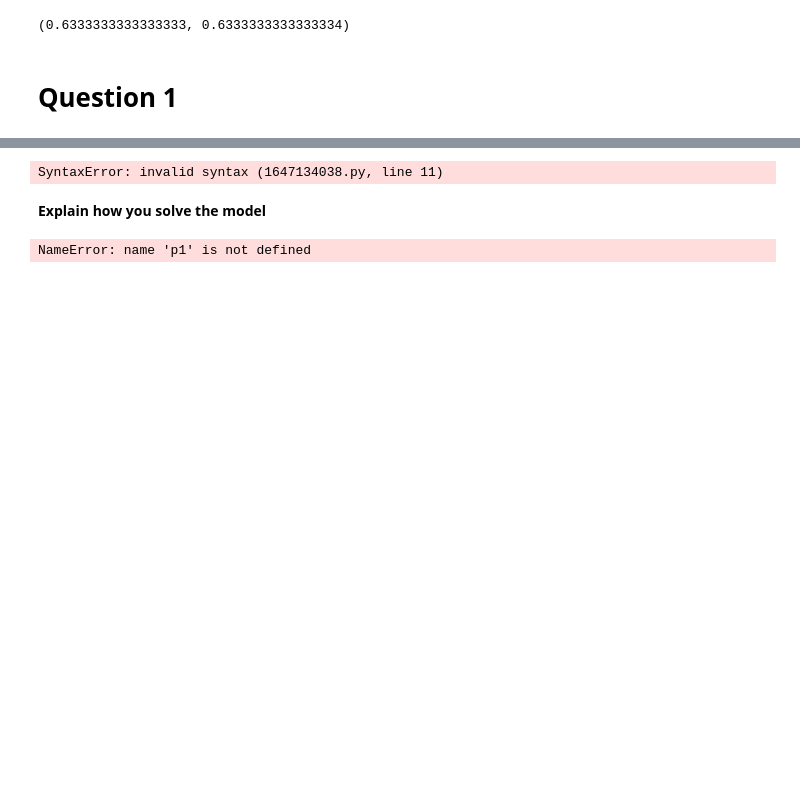
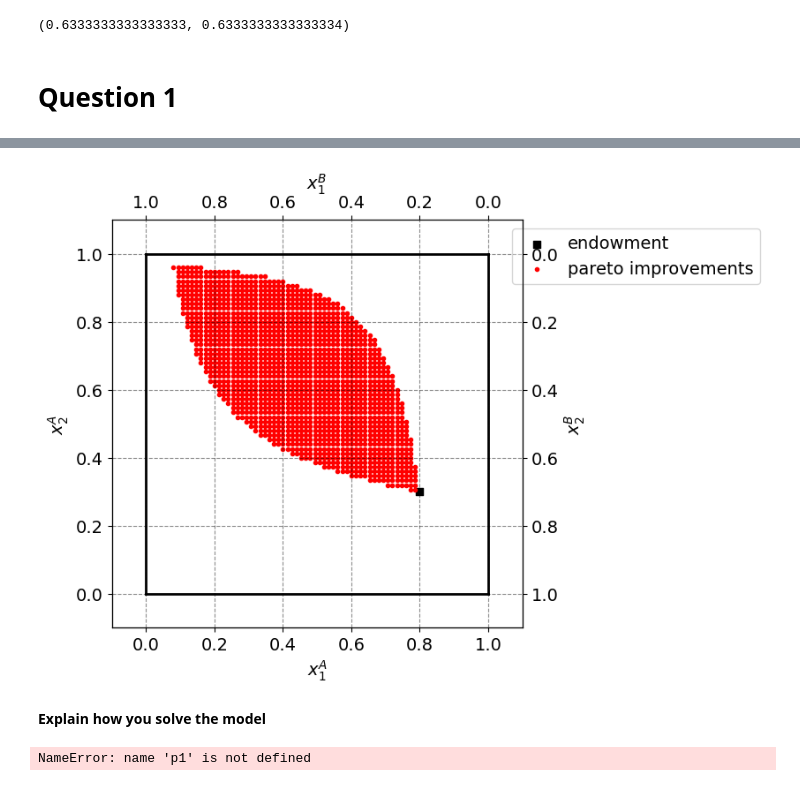
Before and after one commit to NumEconCopenhagen/projects-2024-team-westenholz, a Jupyter notebook: inauguralproject/inauguralproject.ipynb, the cells around one changed output, grey strips where cells are left out. Cells and saved outputs as stored; diff of their text form; code cells hidden in the pictures; blank space fills up the shorter version.

Commit message:
Question 2 completed

```diff
--- a/inauguralproject/inauguralproject.ipynb
+++ b/inauguralproject/inauguralproject.ipynb
@@ -43,20 +53,9 @@ model = ExchangeEconomyClass()
 # %%
-par = model.par
+model=ExchangeEconomyClass()
+model.question1()
 
-# LAV ET FOR LOOP, GEM ALLE KOORDINATERNE OG PLOT DET IND I EN FIGURE.
-for i in range(0,75):
-    x1A = i/75
-    x2A = i/75
-
-    x1B = 1-x1A
-    x2B = 1-x2A
-
-    if model.utility_A(x1A,x2A)>= model.utility_A(w1A,w2A):
-
-
-
-
-
+list_x1A=model.list_x1A
+list_x2A=model.list_x2A
 
 # a. total endowment
 w1bar = 1.0
@@ -65,44 +64,35 @@ w2bar = 1.0
 # b. figure set up
 fig = plt.figure(frameon=False,figsize=(6,6), dpi=100)
 ax_A = fig.add_subplot(1, 1, 1)
 
 ax_A.set_xlabel("$x_1^A$")
 ax_A.set_ylabel("$x_2^A$")
 
 temp = ax_A.twinx()
 temp.set_ylabel("$x_2^B$")
 ax_B = temp.twiny()
 ax_B.set_xlabel("$x_1^B$")
 ax_B.invert_xaxis()
 ax_B.invert_yaxis()
 
-
-
-
-
-
 # A
 ax_A.scatter(par.w1A,par.w2A,marker='s',color='black',label='endowment')
-
-
-
-
-
+ax_A.scatter(list_x1A,list_x2A,marker='.',color='red',label='pareto improvements')
 
 # limits
 ax_A.plot([0,w1bar],[0,0],lw=2,color='black')
 ax_A.plot([0,w1bar],[w2bar,w2bar],lw=2,color='black')
 ax_A.plot([0,0],[0,w2bar],lw=2,color='black')
 ax_A.plot([w1bar,w1bar],[0,w2bar],lw=2,color='black')
 
 ax_A.set_xlim([-0.1, w1bar + 0.1])
 ax_A.set_ylim([-0.1, w2bar + 0.1])
 ax_B.set_xlim([w1bar + 0.1, -0.1])
 ax_B.set_ylim([w2bar + 0.1, -0.1])
 
 ax_A.legend(frameon=True,loc='upper right',bbox_to_anchor=(1.6,1.0));
 # %% [output]
-SyntaxError: invalid syntax (1647134038.py, line 11)
+[figure, added]
 # %% [markdown]
 **Explain how you solve the model**
 # %%
```
Also changed, not shown: parts of 10 cells of this notebook, 1 other file.
